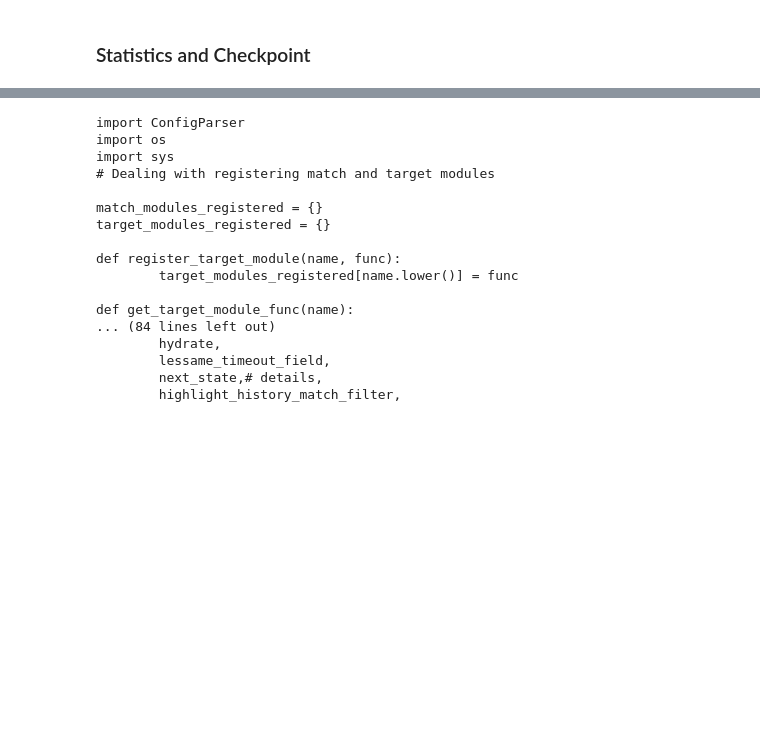
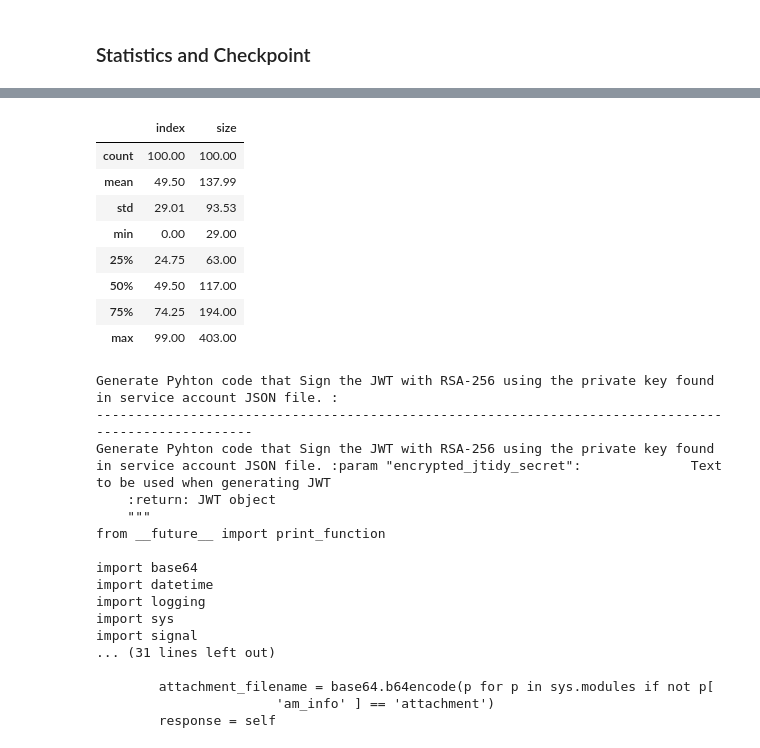
Before and after one commit to WM-SEMERU/code-rationales, a Jupyter notebook: nbs/01_gpt_sampling_.ipynb, the cells around one changed output, grey strips where cells are left out. Cells and saved outputs as stored; diff of their text form; code cells hidden in the pictures; blank space fills up the shorter version.

```diff
--- a/nbs/01_gpt_sampling_.ipynb
+++ b/nbs/01_gpt_sampling_.ipynb
@@ -26,11 +26,17 @@ from rationalization import rationalize_lm
 # %%
 def param_default():
     return {
-        'dataset' : 'codeparrot/codeparrot-clean-valid',
+        #'dataset' : 'codeparrot/codeparrot-clean-valid', #Deprecated
+        'galeras_path' : '/workspaces/code-rationales/semeru-datasets/semeru/galeras/code_rationales',
+        #'dataset' : 'code_completion_random_cut_5k_30_512_tokens',
+        #'dataset' : 'code_completion_docstring_signature_5k_30_512_tokens',
+        #'dataset' : 'code_completion_docstring_random_cut_5k_30_512_tokens',
+        'dataset' : 'code_completion_docstring_5k_30_512_tokens',
         'dataset_disk_path': '/workspaces/code-rationales/semeru-datasets/codeparrot-clean-valid',
         'model_name': '/workspaces/code-rationales/data/codeparrot-small/checkpoints/checkpoint-29000',
         'cache_dir': '/workspaces/code-rationales/datax/df_cache_dir',
-        'output_results': '/workspaces/code-rationales/data/sampling'
+        'sampling_results': '/workspaces/code-rationales/data/sampling/gpt',
+        'num_samples' : 100
     }
 # %%
 device = "cuda:0" if torch.cuda.is_available() else "cpu"
@@ -246,5 +297,5 @@ checkpoint_generation( df = df_generated_input, name='codeparrot-testing')
 # %%
-df_generated_input = pd.read_csv( param_default()['output_results'] + '/' +'codeparrot-testing.csv' , index_col=0)
+df_generated_input = pd.read_csv( param_default()['sampling_results'] + '/' + param_default()['dataset'] +'.csv' , index_col=0)
 # %%
 df_generated_input.head()
 # %% [output]
@@ -257,4 +308,16 @@ df_generated_input.head()
 5 rows × 35 columns
+# %%
+df_generated_input.describe()
+# %% [output]
+|  | index | size |
+| count | 100.00 | 100.00 |
+| mean | 49.50 | 137.99 |
+| std | 29.01 | 93.53 |
+| min | 0.00 | 29.00 |
+| 25% | 24.75 | 63.00 |
+| 50% | 49.50 | 117.00 |
+| 75% | 74.25 | 194.00 |
+| max | 99.00 | 403.00 |
 # %%
 #tst decoding
 decoded_input = tokenizer.decode(eval(df_generated_input['input_ids'][1]))
@@ -263,23 +326,23 @@ print(decoded_input)
 print('-'*100)
 print(decoded_output)
 # %% [output]
-import ConfigParser
-import os
+Generate Pyhton code that Sign the JWT with RSA-256 using the private key found in service account JSON file. :
+----------------------------------------------------------------------------------------------------
+Generate Pyhton code that Sign the JWT with RSA-256 using the private key found in service account JSON file. :param "encrypted_jtidy_secret":              Text to be used when generating JWT
+    :return: JWT object
+    """
+from __future__ import print_function
+
+import base64
+import datetime
+import logging
 import sys
-# Dealing with registering match and target modules
+import signal
+... (31 lines left out)
 
-match_modules_registered = {}
-target_modules_registered = {}
-
-def register_target_module(name, func):
-        target_modules_registered[name.lower()] = func
-
-def get_target_module_func(name):
-... (84 lines left out)
-        hydrate,
-        lessame_timeout_field,
-        next_state,# details,
-        highlight_history_match_filter,
+        attachment_filename = base64.b64encode(p for p in sys.modules if not p[
+                       'am_info' ] == 'attachment')
+        response = self
 # %%
 ## MEMORy DEALLOCATION
 torch.cuda.empty_cache()
```
Also changed, not shown: parts of 30 cells of this notebook, 1 other file.
